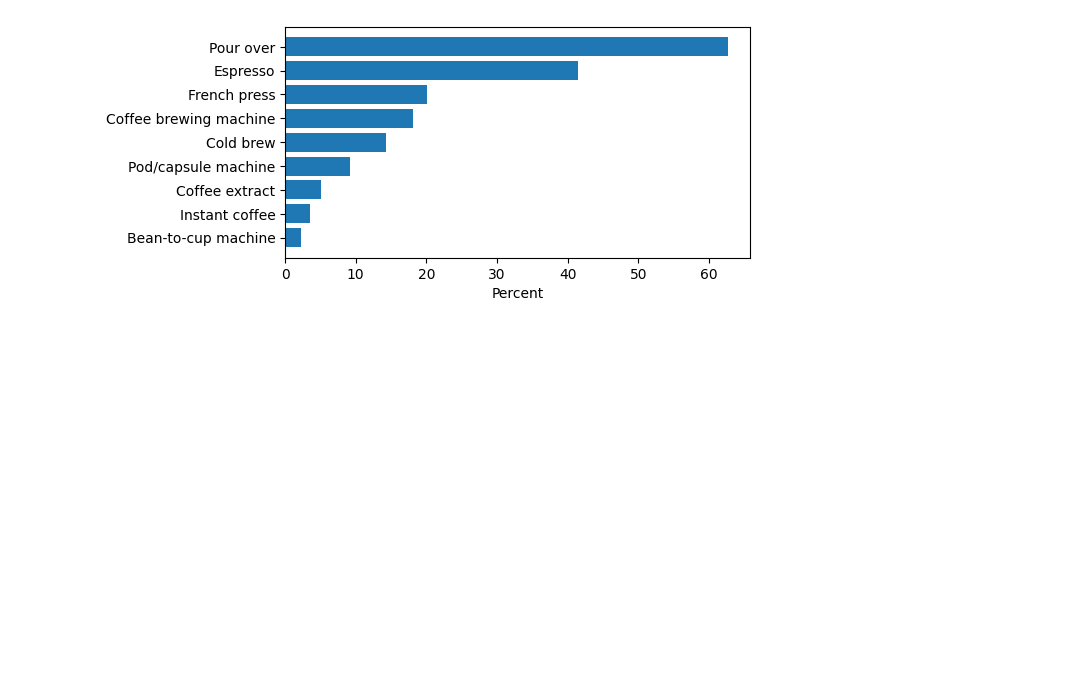
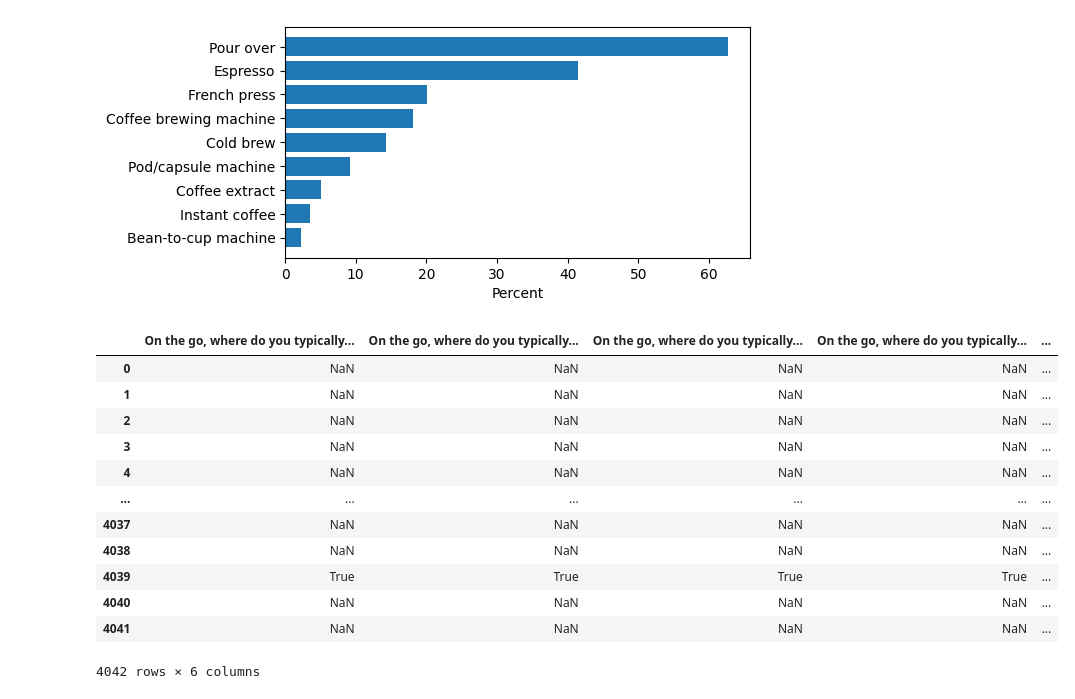
Before and after one commit to BhavikBuchke/Cisco-Data-science-program, a Jupyter notebook: Data cleaning/Coffee survey project/A plant based coffee shop.ipynb, the cells around one changed output. Cells and saved outputs as stored; diff of their text form; code cells hidden in the pictures; blank space fills up the shorter version.

```diff
--- a/Data cleaning/Coffee survey project/A plant based coffee shop.ipynb
+++ b/Data cleaning/Coffee survey project/A plant based coffee shop.ipynb
@@ -592,3 +592,26 @@ plt.xlabel("Percent")
 # %% [output]
 Text(0.5, 0, 'Percent')
 [figure]
+# %%
+purchase_column = ['On the go, where do you typically purchase coffee? (National chain (e.g. Starbucks, Dunkin))',
+                   'On the go, where do you typically purchase coffee? (Local cafe)',
+                   'On the go, where do you typically purchase coffee? (Drive-thru)',
+                   'On the go, where do you typically purchase coffee? (Specialty coffee shop)',
+                   'On the go, where do you typically purchase coffee? (Deli or supermarket)',
+                   'On the go, where do you typically purchase coffee? (Other)']
+purchase = df[purchase_column]
+purchase
+# %% [output]
+|  | On the go, where do you typically... | On the go, where do you typically... | On the go, where do you typically... | On the go, where do you typically... | ... |
+| 0 | NaN | NaN | NaN | NaN | ... |
+| 1 | NaN | NaN | NaN | NaN | ... |
+| 2 | NaN | NaN | NaN | NaN | ... |
+| 3 | NaN | NaN | NaN | NaN | ... |
+| 4 | NaN | NaN | NaN | NaN | ... |
+| ... | ... | ... | ... | ... | ... |
+| 4037 | NaN | NaN | NaN | NaN | ... |
+| 4038 | NaN | NaN | NaN | NaN | ... |
+| 4039 | True | True | True | True | ... |
+| 4040 | NaN | NaN | NaN | NaN | ... |
+| 4041 | NaN | NaN | NaN | NaN | ... |
+4042 rows × 6 columns
```
Also changed, not shown: parts of 10 cells of this notebook.
